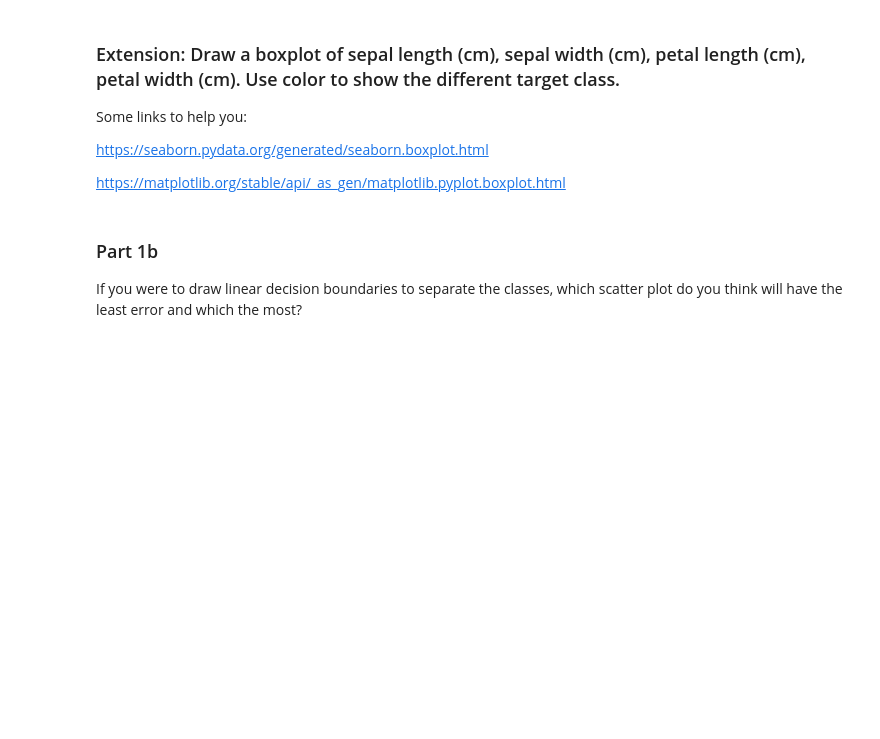
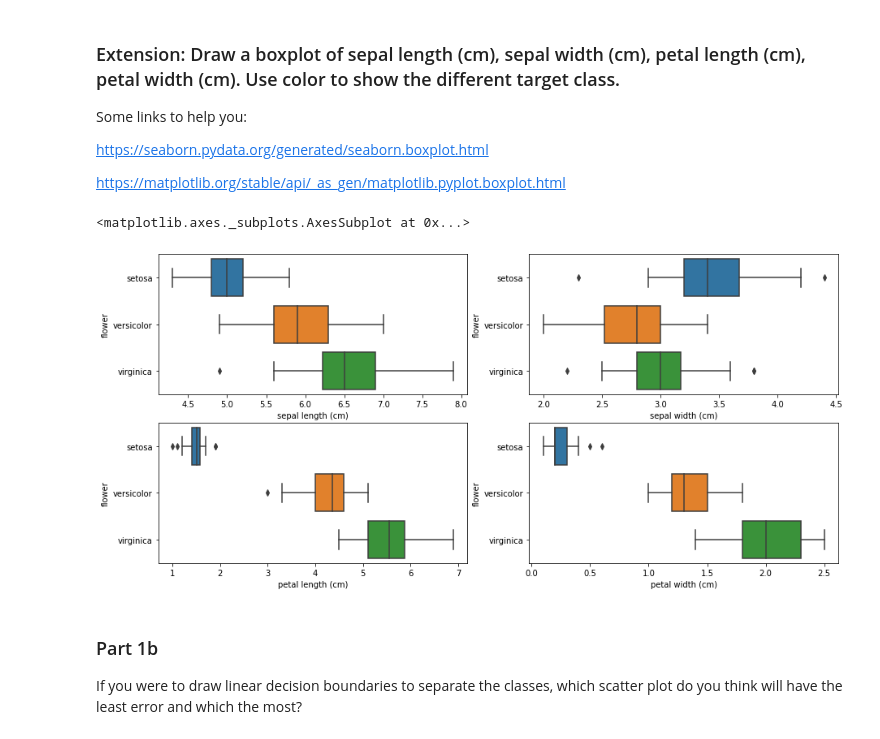
Before and after one commit to KayvanShah1/usc-dsci552-mlds-sp23, a Jupyter notebook: assignment-2/Kayvan_Shah_Assignment 2_solution.ipynb, the cells around one changed output. Cells and saved outputs as stored; diff of their text form; code cells hidden in the pictures; blank space fills up the shorter version.

```diff
--- a/assignment-2/Kayvan_Shah_Assignment 2_solution.ipynb
+++ b/assignment-2/Kayvan_Shah_Assignment 2_solution.ipynb
@@ -132,3 +146,19 @@ https://matplotlib.org/stable/api/_as_gen/matplotlib.pyplot.boxplot.html
+# %%
+# Insert your code ...
+# Creating subplots
+fig, ax = plt.subplots(2, 2, figsize=(15, 7))
+
+# Box Plot for Sepal Length
+sns.boxplot(data=iris_df_pp, x="sepal length (cm)", y="flower", ax=ax[0,0])
+# Box Plot for Sepal Length
+sns.boxplot(data=iris_df_pp, x="sepal width (cm)", y="flower", ax=ax[0,1])
+# Box Plot for Sepal Length
+sns.boxplot(data=iris_df_pp, x="petal length (cm)", y="flower", ax=ax[1,0])
+# Box Plot for Sepal Length
+sns.boxplot(data=iris_df_pp, x="petal width (cm)", y="flower", ax=ax[1,1])
+# %% [output]
+<matplotlib.axes._subplots.AxesSubplot at 0x...>
+[figure, added]
 # %% [markdown]
 ### Part 1b
 If you were to draw linear decision boundaries to separate the classes, which scatter plot do you think will have the least error and which the most?
```
Also changed, not shown: parts of 4 cells of this notebook.
